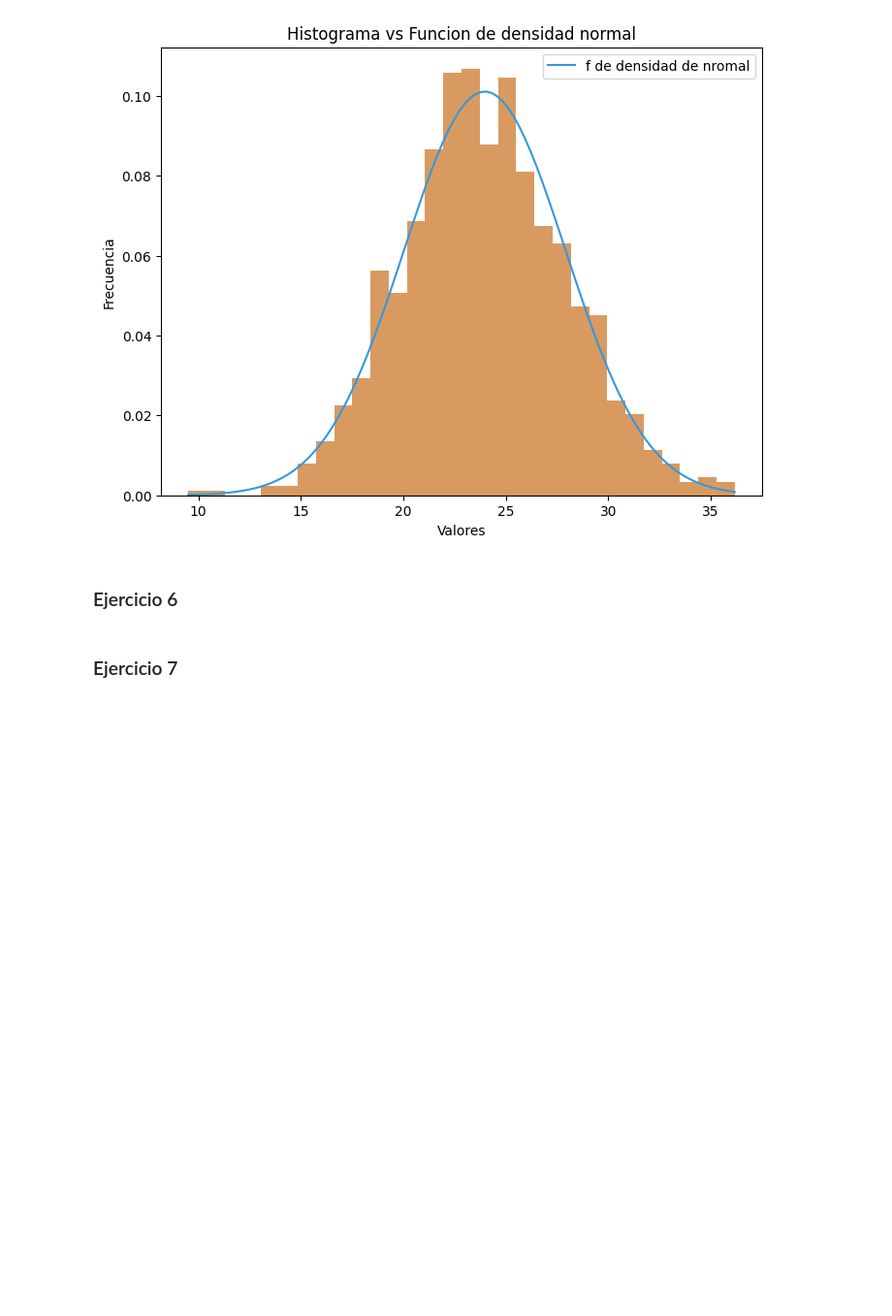
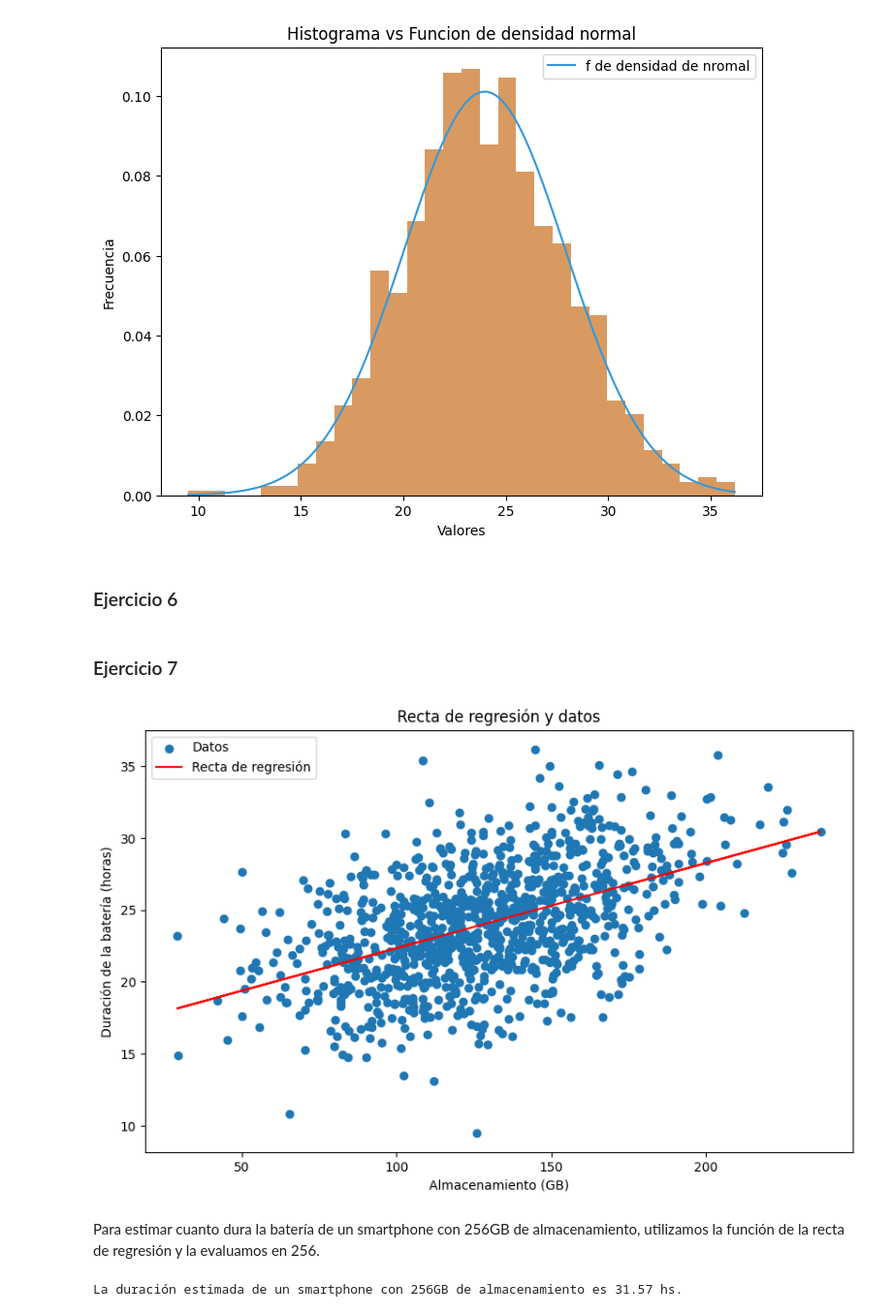
Before and after one commit to Taielmolina01/TP-Proba, a Jupyter notebook: tp.ipynb, the cells around one changed output. Shown: that part at 97% size. Drawn from its saved outputs; the diff is of its cells as text; code cells hidden in the pictures; blank space fills up the shorter version.

```diff
--- a/tp.ipynb
+++ b/tp.ipynb
@@ -242,2 +244,29 @@ plt.show()
 # %% [markdown]
 ### Ejercicio 7
+# %%
+pendiente_rrl, ordenada_rrl, r_value, p_valor, ecm = sp.linregress(df[columna_capacidad], df[columna_bateria])
+# %%
+def recta_regresion(ordenada, pendiente, x):
+    return ordenada + pendiente * x
+# %%
+plt.figure(figsize=(10, 6))
+
+plt.scatter(df[columna_capacidad], df[columna_bateria], label='Datos')
+
+plt.plot(df[columna_capacidad], [recta_regresion(ordenada_rrl, pendiente_rrl, x) for x in df[columna_capacidad]],
+         color="red", label="Recta de regresión")
+
+plt.xlabel("Almacenamiento (GB)")
+plt.ylabel("Duración de la batería (horas)")
+plt.title("Recta de regresión y datos")
+plt.legend()
+plt.show()
+# %% [output]
+[figure, added]
+# %% [markdown]
+Para estimar cuanto dura la batería de un smartphone con 256GB de almacenamiento, utilizamos la función de la recta de regresión y la evaluamos en 256.
+# %%
+duracion_estimada = recta_regresion(ordenada_rrl, pendiente_rrl, 256)
+print(f"La duración estimada de un smartphone con 256GB de almacenamiento es {duracion_estimada:.2f} hs.")
+# %% [output]
+La duración estimada de un smartphone con 256GB de almacenamiento es 31.57 hs.
```
Also changed, not shown: parts of 1 cell of this notebook.
